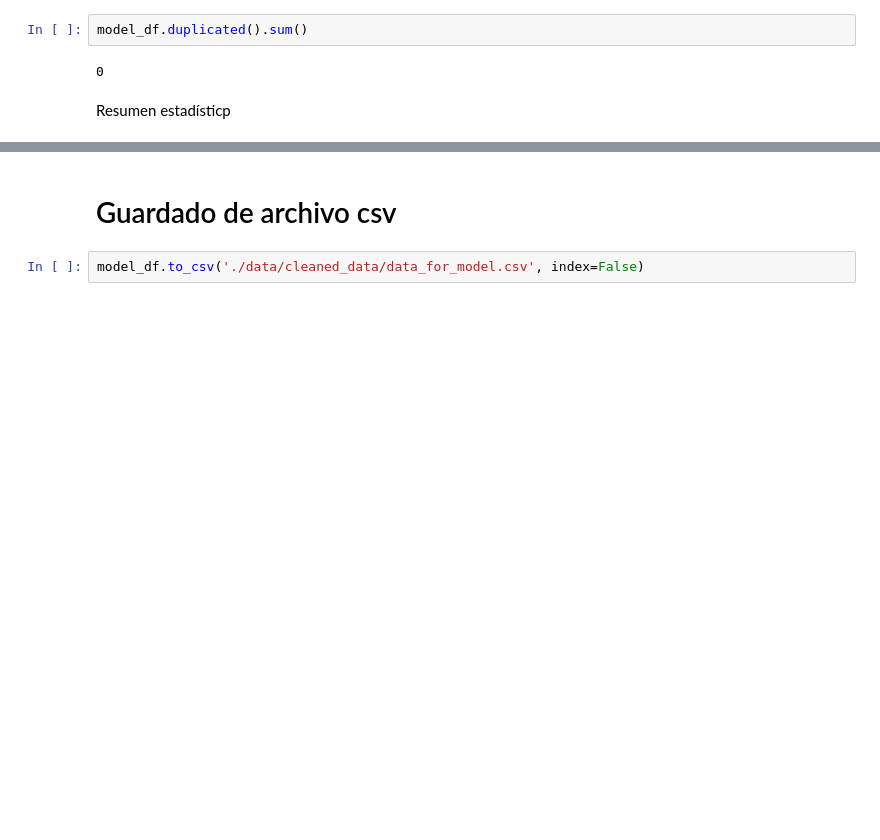
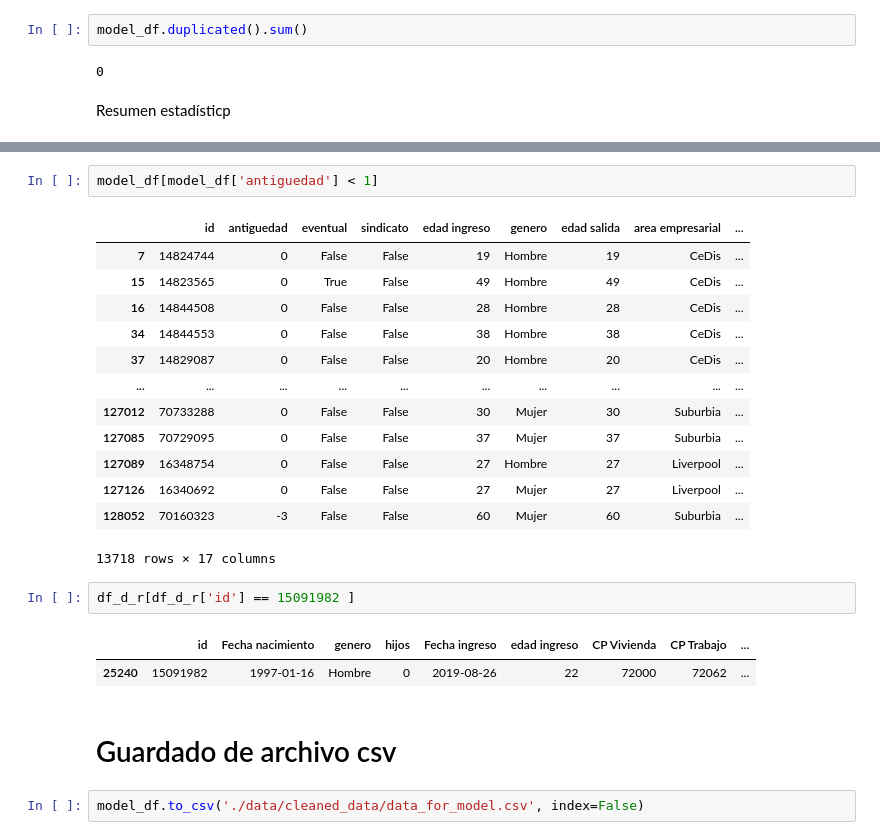
Before and after one commit to AugustoAleman/LiverpoolDataAnalytics, a Jupyter notebook: Data/data_for_model.ipynb, the cells around one changed output, grey strips where cells are left out. Cells and saved outputs as stored; diff of their text form; blank space fills up the shorter version.

```diff
--- a/Data/data_for_model.ipynb
+++ b/Data/data_for_model.ipynb
@@ -661,3 +686,24 @@ model_df.describe()
+# %%
+model_df[model_df['antiguedad'] < 1]
+# %% [output]
+|  | id | antiguedad | eventual | sindicato | edad ingreso | genero | edad salida | area empresarial | ... |
+| 7 | 14824744 | 0 | False | False | 19 | Hombre | 19 | CeDis | ... |
+| 15 | 14823565 | 0 | True | False | 49 | Hombre | 49 | CeDis | ... |
+| 16 | 14844508 | 0 | False | False | 28 | Hombre | 28 | CeDis | ... |
+| 34 | 14844553 | 0 | False | False | 38 | Hombre | 38 | CeDis | ... |
+| 37 | 14829087 | 0 | False | False | 20 | Hombre | 20 | CeDis | ... |
+| ... | ... | ... | ... | ... | ... | ... | ... | ... | ... |
+| 127012 | 70733288 | 0 | False | False | 30 | Mujer | 30 | Suburbia | ... |
+| 127085 | 70729095 | 0 | False | False | 37 | Mujer | 37 | Suburbia | ... |
+| 127089 | 16348754 | 0 | False | False | 27 | Hombre | 27 | Liverpool | ... |
+| 127126 | 16340692 | 0 | False | False | 27 | Mujer | 27 | Liverpool | ... |
+| 128052 | 70160323 | -3 | False | False | 60 | Mujer | 60 | Suburbia | ... |
+13718 rows × 17 columns
+# %%
+df_d_r[df_d_r['id'] == 15091982	]
+# %% [output]
+|  | id | Fecha nacimiento | genero | hijos | Fecha ingreso | edad ingreso | CP Vivienda | CP Trabajo | ... |
+| 25240 | 15091982 | 1997-01-16 | Hombre | 0 | 2019-08-26 | 22 | 72000 | 72062 | ... |
 # %% [markdown]
 # Guardado de archivo csv
 # %%
```
Also changed, not shown: parts of 4 cells of this notebook.
